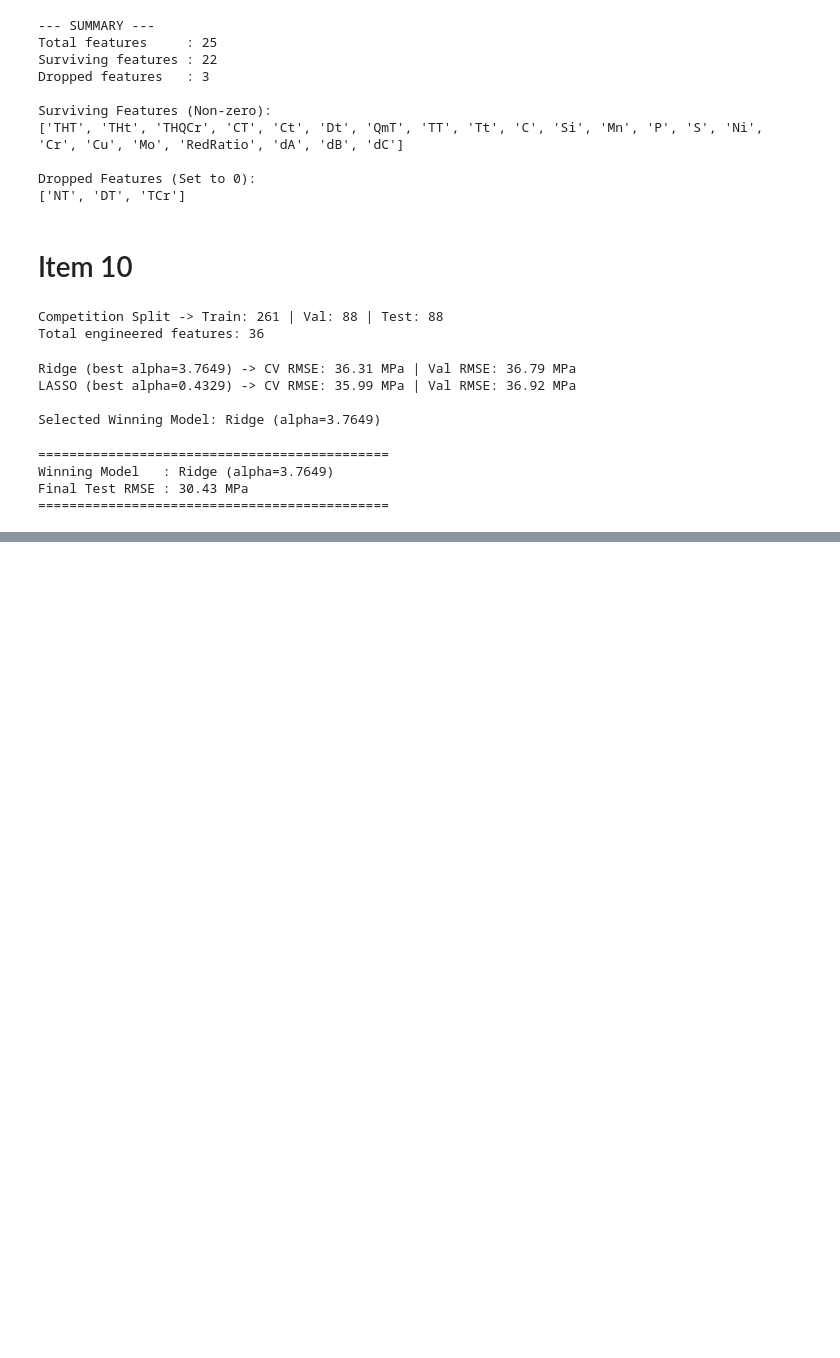
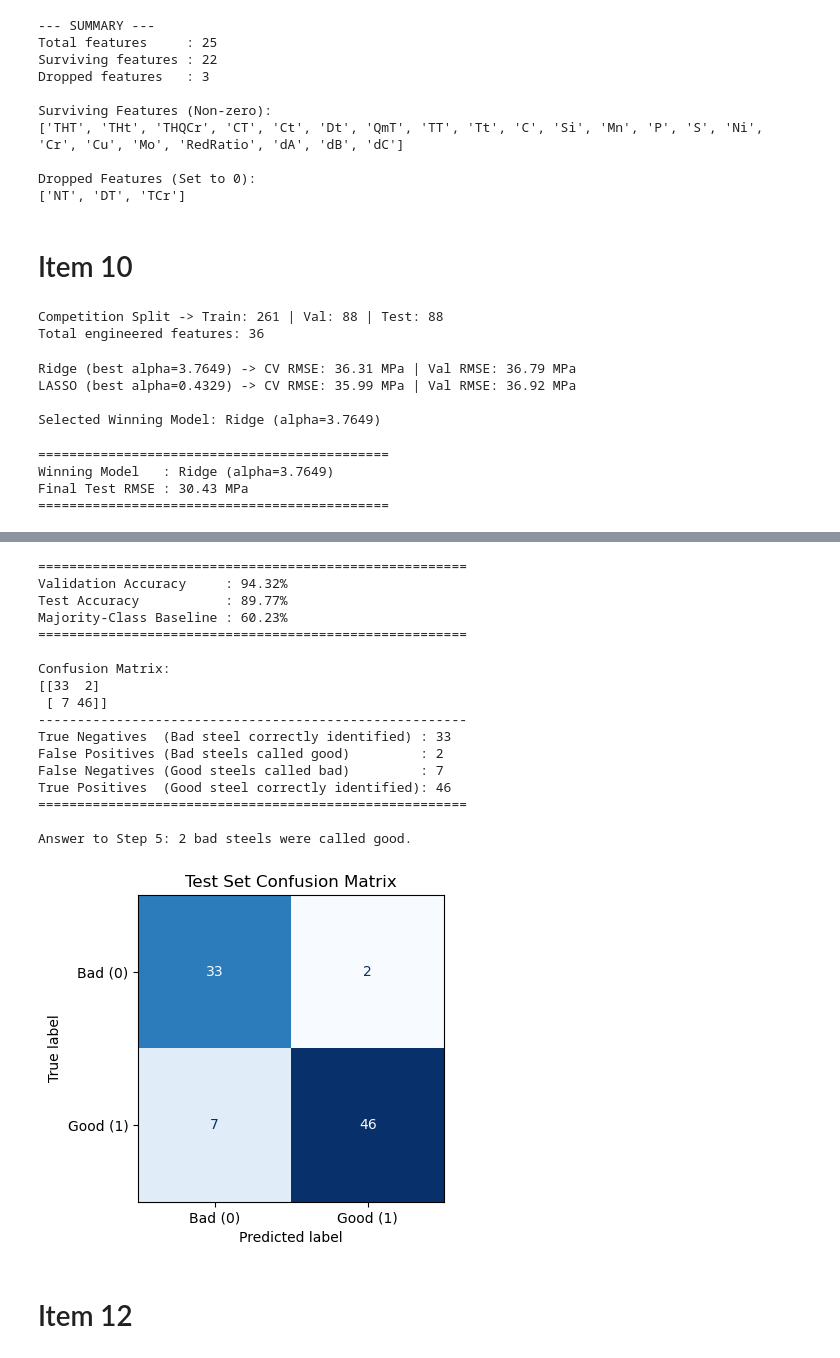
Before and after one commit to NecatBerkMeral/ME405HW1, a Jupyter notebook: ME405 HW1.ipynb, the cells around one changed output, grey strips where cells are left out. Cells and saved outputs as stored; diff of their text form; code cells hidden in the pictures; blank space fills up the shorter version.

```diff
--- a/ME405 HW1.ipynb
+++ b/ME405 HW1.ipynb
@@ -814,0 +810,73 @@ SyntaxError: invalid syntax (3437306221.py, line 1)
+# %%
+dv = DictVectorizer(sparse=False)
+train_dicts = df_train_features.to_dict(orient="records")
+val_dicts = df_val_features.to_dict(orient="records")
+
+X_train = dv.fit_transform(train_dicts)
+X_val = dv.transform(val_dicts)
+# %%
+import matplotlib.pyplot as plt
+from sklearn.metrics import ConfusionMatrixDisplay, accuracy_score, confusion_matrix
+
+model = LogisticRegression(solver="liblinear", C=1.0, max_iter=1000)
+model.fit(X_train, y_train)
+
+y_test = df_test["goodmaterial"].values
+df_test_features = df_test.drop(columns=["goodmaterial"]).copy()
+
+test_dicts = df_test_features.to_dict(orient="records")
+X_test = dv.transform(test_dicts)
+
+y_pred_proba = model.predict_proba(X_test)[:, 1]
+y_pred = (y_pred_proba >= 0.5).astype(int)
+test_accuracy = accuracy_score(y_test, y_pred)
+
+majority_baseline = max(y_test.mean(), 1.0 - y_test.mean())
+
+cm = confusion_matrix(y_test, y_pred)
+tn, fp, fn, tp = cm.ravel()
+
+print("=" * 55)
+print(f"Validation Accuracy     : 94.32%")
+print(f"Test Accuracy           : {test_accuracy * 100:.2f}%")
+print(f"Majority-Class Baseline : {majority_baseline * 100:.2f}%")
+print("=" * 55)
+print("\nConfusion Matrix:")
+print(cm)
+print("-" * 55)
+print(f"True Negatives  (Bad steel correctly identified) : {tn}")
+print(f"False Positives (Bad steels called good)         : {fp}")
+print(f"False Negatives (Good steels called bad)         : {fn}")
+print(f"True Positives  (Good steel correctly identified): {tp}")
+print("=" * 55)
+print(f"\nAnswer to Step 5: {fp} bad steels were called good.")
+
+disp = ConfusionMatrixDisplay(
+    confusion_matrix=cm, display_labels=["Bad (0)", "Good (1)"]
+)
+fig, ax = plt.subplots(figsize=(5, 4))
+disp.plot(ax=ax, cmap="Blues", colorbar=False)
+plt.title("Test Set Confusion Matrix")
+plt.tight_layout()
+plt.show()
+# %% [output]
+=======================================================
+Validation Accuracy     : 94.32%
+Test Accuracy           : 89.77%
+Majority-Class Baseline : 60.23%
+=======================================================
+
+Confusion Matrix:
+[[33  2]
+ [ 7 46]]
+-------------------------------------------------------
+True Negatives  (Bad steel correctly identified) : 33
+False Positives (Bad steels called good)         : 2
+False Negatives (Good steels called bad)         : 7
+True Positives  (Good steel correctly identified): 46
+=======================================================
+
+Answer to Step 5: 2 bad steels were called good.
+[figure, added]
+# %% [markdown]
+# Item 12
```
Also changed, not shown: parts of 31 cells of this notebook.
